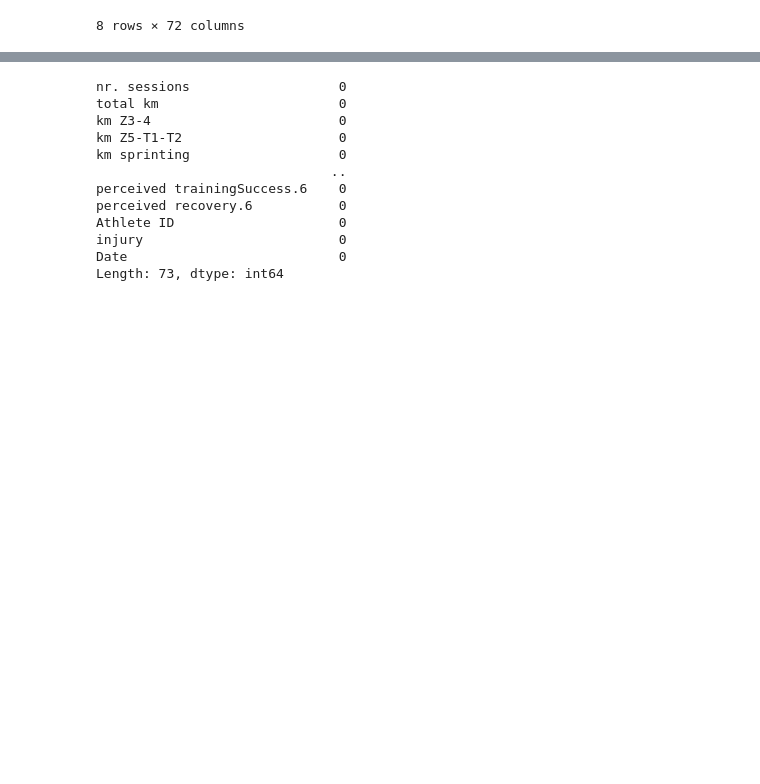
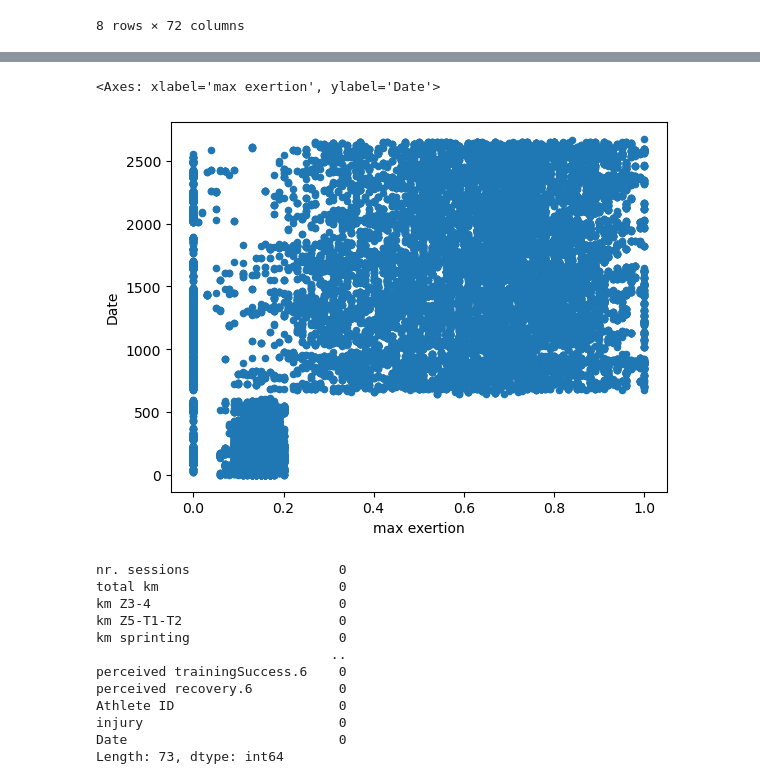
Before and after one commit to sonicjoy/Injury-Prediction-for-Competitive-Runners, a Jupyter notebook: main.ipynb, the cells around one changed output, grey strips where cells are left out. Cells and saved outputs as stored; diff of their text form; code cells hidden in the pictures; blank space fills up the shorter version.

```diff
--- a/main.ipynb
+++ b/main.ipynb
@@ -143,3 +161,8 @@ correlation_with_target_sorted['Date']
+# %%
+week_ds.plot(kind='scatter', x='max exertion', y='Date')
+# %% [output]
+<Axes: xlabel='max exertion', ylabel='Date'>
+[figure, added]
 # %%
 #get the number of missing data points per column
 missing_values_count = day_ds.isnull().sum()
```
Also changed, not shown: parts of 8 cells of this notebook, 1 other file.
